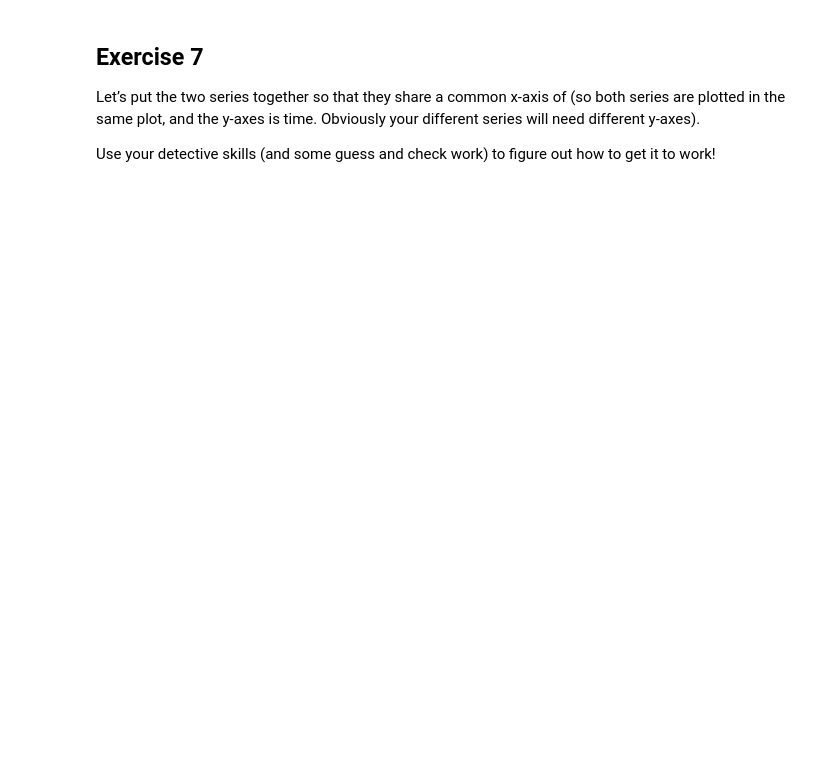
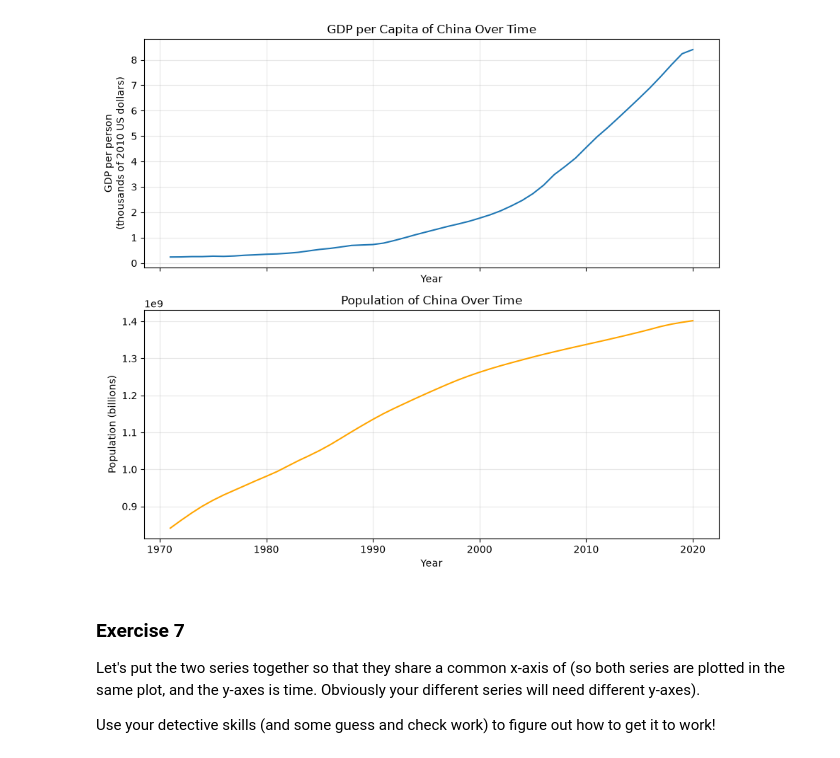
Before and after one commit to BlueWolfpack/PDS, a Jupyter notebook: plotting_exercise.ipynb, the cells around one changed output. Cells and saved outputs as stored; diff of their text form; code cells hidden in the pictures; blank space fills up the shorter version.

```diff
--- a/plotting_exercise.ipynb
+++ b/plotting_exercise.ipynb
@@ -145,3 +134,9 @@ Load the World Development Indicator data [here](https://raw.githubusercontent.c
 Rather than picking a single year, pick a single country and look at how GDP per capita and one of the other variables in that dataset have evolved together over time. For now, plot the two series them as two separate plots. Be sure your figure includes a title and x and y-axis labels in plain English (not variable names).
 
 Make any adjustments to the functional forms of your variables and/or axes needed to make the figure legible.
+# %%
+url_wd = "https://raw.githubusercontent.com/nickeubank/practicaldatascience/master/Example_Data/wdi_plotting.csv"
+
+df_wd = pd.read_csv(url_wd)
+
+print(df_wd.sample(2))
@@ -148,6 +161,35 @@ Make any adjustments to the functional forms of your variables and/or axes neede
+# %%
+# subset dr_wd by "Country Name" == "China"
+chn_development = df_wd[df_wd["Country Name"] == "China"].sort_values("Year")
+
+fig, axes = plt.subplots(2, 1, figsize=(9, 8), sharex=True)
+
+axes[0].plot(
+    chn_development["Year"],
+    # divide GDP by 1000 for ease of axis label readability
+    chn_development["GDP per capita (constant 2010 US$)"] / 1000,
+)
+axes[0].set_title("GDP per Capita of China Over Time")
+axes[0].set_xlabel("Year")
+axes[0].set_ylabel("GDP per person\n(thousands of 2010 US dollars)")
+
+axes[1].plot(
+    chn_development["Year"], chn_development["Population, total"], color="orange"
+)
+axes[1].set_title("Population of China Over Time")
+axes[1].set_xlabel("Year")
+axes[1].set_ylabel("Population (billions)")
+
+for ax in axes:
+    ax.grid(alpha=0.3)
+
+plt.tight_layout()
+plt.show()
+# %% [output]
+[figure, added]
 # %% [markdown]
-## Exercise 7
+### Exercise 7
 
-Let’s put the two series together so that they share a common x-axis of (so both series are plotted in the same plot, and the y-axes is time. Obviously your different series will need different y-axes).
+Let's put the two series together so that they share a common x-axis of (so both series are plotted in the same plot, and the y-axes is time. Obviously your different series will need different y-axes).
 
 Use your detective skills (and some guess and check work) to figure out how to get it to work!
```
Also changed, not shown: parts of 21 cells of this notebook.
